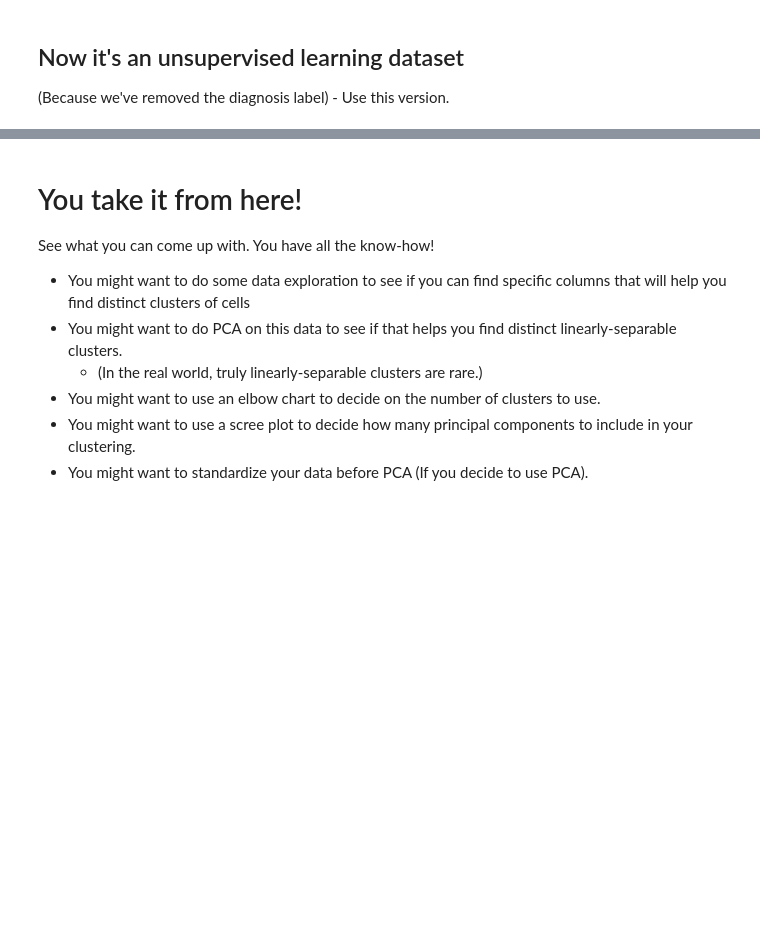
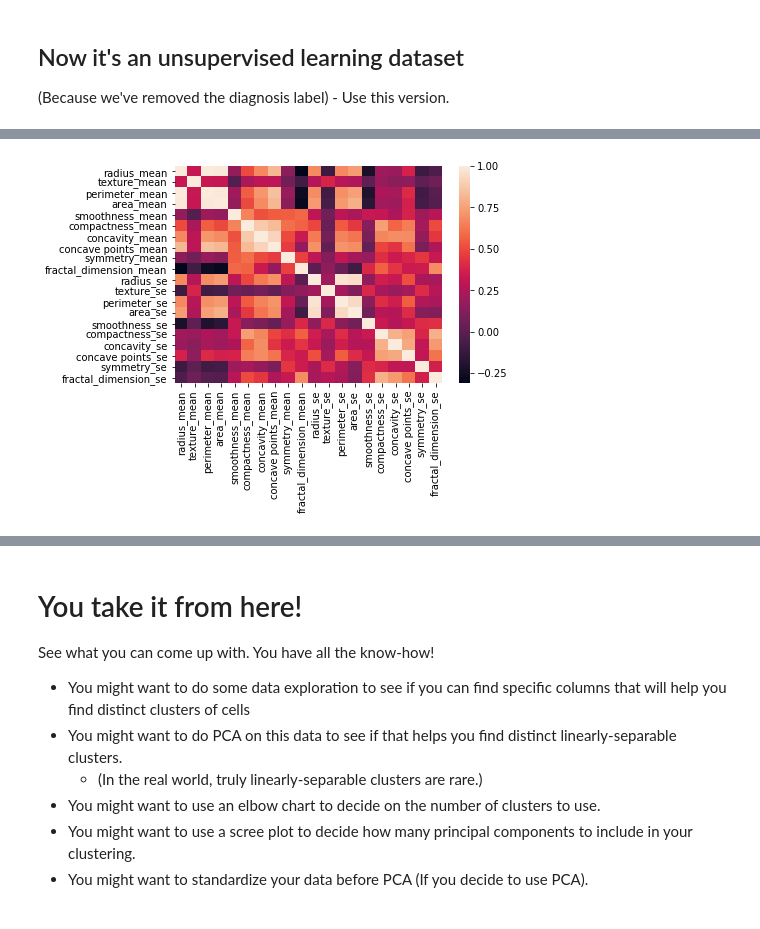
Before and after one commit to bloominstituteoftechnology/DS-Unit-1-Sprint-4-Linear-Algebra, a Jupyter notebook: module4-clustering/Cell_Clustering_Assignment.ipynb, the cells around one changed output, grey strips where cells are left out. Saved outputs shown, nothing was run; the diff lists cells and outputs as text; code cells hidden in the pictures; blank space fills up the shorter version.

```diff
--- a/module4-clustering/Cell_Clustering_Assignment.ipynb
+++ b/module4-clustering/Cell_Clustering_Assignment.ipynb
@@ -49,0 +155,4 @@ df.head()
+# %%
+sns.heatmap(df.corr());
+# %% [output]
+[figure, added]
```
Also changed, not shown: parts of 17 cells of this notebook.
